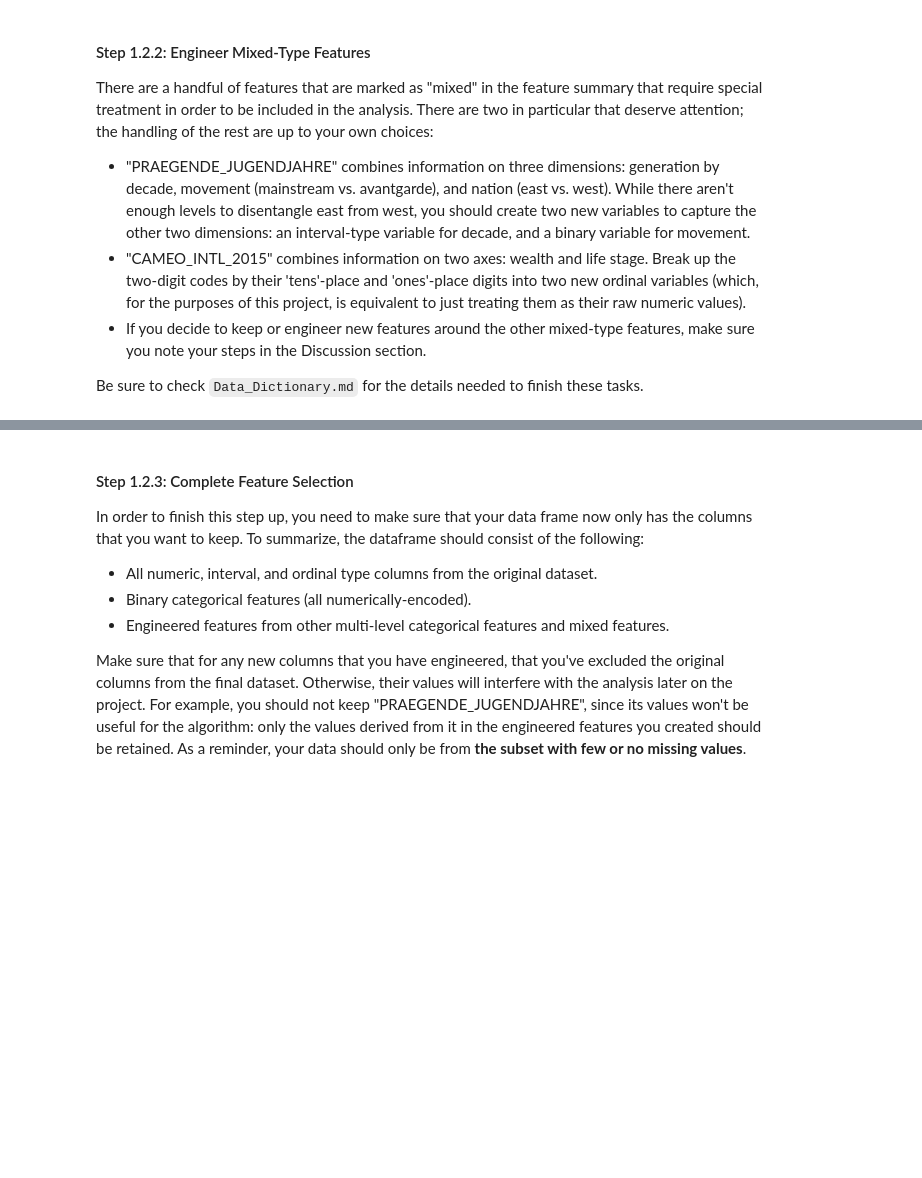
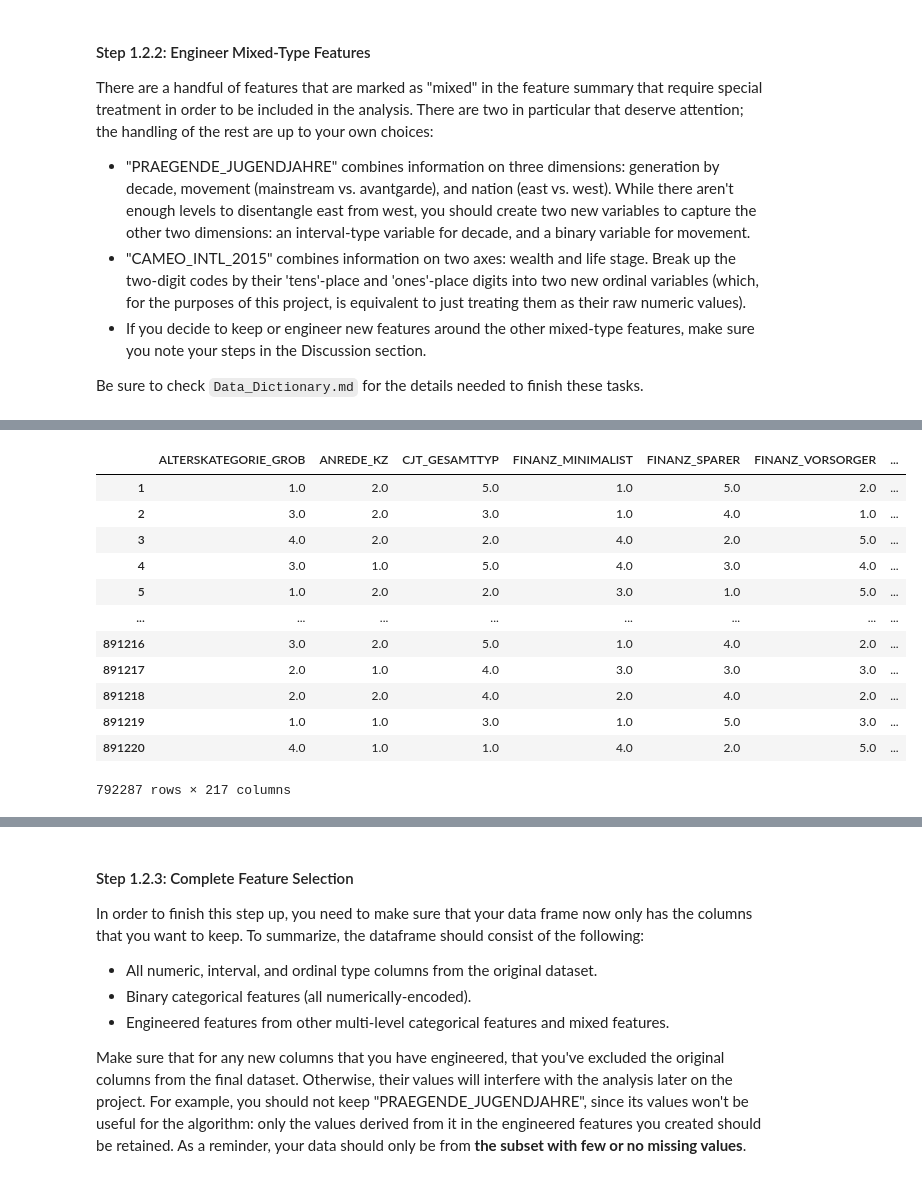
Before and after one commit to kumaeki/INTRO-TO-ML, a Jupyter notebook: my-jupytor/04-Unsupervised/6_Project_Identify_Customer_Segments/Identify_Customer_Segments.ipynb, the cells around one changed output, grey strips where cells are left out. Drawn from its saved outputs; the diff is of its cells as text; code cells hidden in the pictures; blank space fills up the shorter version.

```diff
--- a/my-jupytor/04-Unsupervised/6_Project_Identify_Customer_Segments/Identify_Customer_Segments.ipynb
+++ b/my-jupytor/04-Unsupervised/6_Project_Identify_Customer_Segments/Identify_Customer_Segments.ipynb
@@ -356,0 +445,46 @@ Be sure to check `Data_Dictionary.md` for the details needed to finish these tas
+# %%
+# Investigate "PRAEGENDE_JUGENDJAHRE" and engineer two new variables.
+
+mapping_pj = {1:['40s','Mainstream']
+             ,2:['40s','Avantgarde']
+             ,3:['50s','Mainstream']
+             ,4:['50s','Avantgarde']
+             ,5:['60s','Mainstream']
+             ,6:['60s','Avantgarde']
+             ,7:['60s','Avantgarde']
+             ,8:['70s','Mainstream']
+             ,9:['70s','Avantgarde']
+            ,10:['80s','Mainstream']
+            ,11:['80s','Avantgarde']
+            ,12:['80s','Mainstream']
+            ,13:['80s','Avantgarde']
+            ,14:['90s','Mainstream']
+            ,15:['90s','Avantgarde']}
+
+# add two new features
+subset_mixed_pj = pd.concat([subset_categorical_hot_encoder, pd.DataFrame(columns=['GENERATION','MOVEMENT'])], sort=False)
+
+# insert the values
+subset_mixed_pj['GENERATION'] = subset_mixed_pj['PRAEGENDE_JUGENDJAHRE'].apply(lambda p: mapping_pj[p][0] if not np.isnan(p) else np.nan)
+subset_mixed_pj['MOVEMENT'] = subset_mixed_pj['PRAEGENDE_JUGENDJAHRE'].apply(lambda p: mapping_pj[p][1] if not np.isnan(p) else np.nan)
+
+# drop the original feature
+subset_mixed_pj.drop('PRAEGENDE_JUGENDJAHRE',axis=1)
+
+# one hot encode
+subset_mixed_pj = pd.get_dummies(subset_mixed_pj,columns=['GENERATION','MOVEMENT'])
+subset_mixed_pj
+# %% [output]
+|  | ALTERSKATEGORIE_GROB | ANREDE_KZ | CJT_GESAMTTYP | FINANZ_MINIMALIST | FINANZ_SPARER | FINANZ_VORSORGER | ... |
+| 1 | 1.0 | 2.0 | 5.0 | 1.0 | 5.0 | 2.0 | ... |
+| 2 | 3.0 | 2.0 | 3.0 | 1.0 | 4.0 | 1.0 | ... |
+| 3 | 4.0 | 2.0 | 2.0 | 4.0 | 2.0 | 5.0 | ... |
+| 4 | 3.0 | 1.0 | 5.0 | 4.0 | 3.0 | 4.0 | ... |
+| 5 | 1.0 | 2.0 | 2.0 | 3.0 | 1.0 | 5.0 | ... |
+| ... | ... | ... | ... | ... | ... | ... | ... |
+| 891216 | 3.0 | 2.0 | 5.0 | 1.0 | 4.0 | 2.0 | ... |
+| 891217 | 2.0 | 1.0 | 4.0 | 3.0 | 3.0 | 3.0 | ... |
+| 891218 | 2.0 | 2.0 | 4.0 | 2.0 | 4.0 | 2.0 | ... |
+| 891219 | 1.0 | 1.0 | 3.0 | 1.0 | 5.0 | 3.0 | ... |
+| 891220 | 4.0 | 1.0 | 1.0 | 4.0 | 2.0 | 5.0 | ... |
+792287 rows × 217 columns
```
Also changed, not shown: parts of 37 cells of this notebook, 4 other files.
